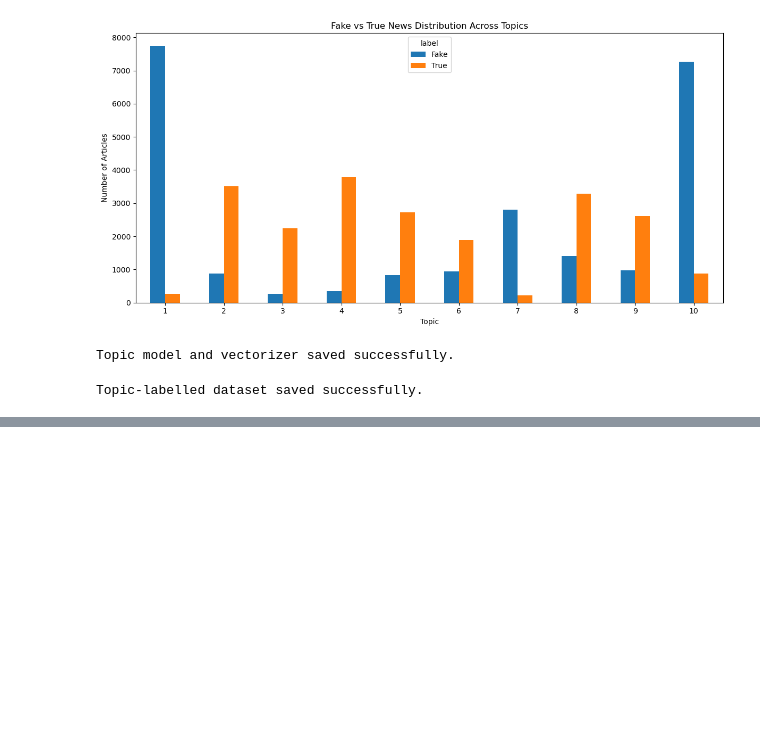
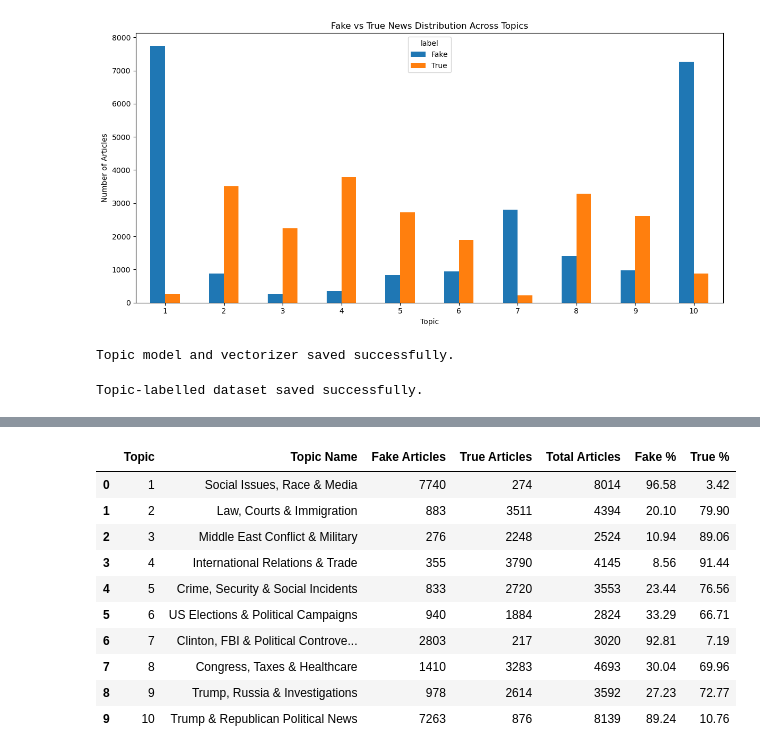
Before and after one commit to lagnajitashome/Explainable-AI-News-Intelligence-System, a Jupyter notebook: notebooks/03_Topic_Modeling.ipynb, the cells around one changed output, grey strips where cells are left out. Saved outputs shown, nothing was run; the diff lists cells and outputs as text; code cells hidden in the pictures; blank space fills up the shorter version.

```diff
--- a/notebooks/03_Topic_Modeling.ipynb
+++ b/notebooks/03_Topic_Modeling.ipynb
@@ -329,0 +369,51 @@ Topic-labelled dataset saved successfully.
+# %%
+# ==========================================
+# TOPIC SUMMARY
+# ==========================================
+
+topic_summary = pd.DataFrame({
+    "Topic": range(1, 11),
+    "Topic Name": [
+        "Social Issues, Race & Media",
+        "Law, Courts & Immigration",
+        "Middle East Conflict & Military",
+        "International Relations & Trade",
+        "Crime, Security & Social Incidents",
+        "US Elections & Political Campaigns",
+        "Clinton, FBI & Political Controversies",
+        "Congress, Taxes & Healthcare",
+        "Trump, Russia & Investigations",
+        "Trump & Republican Political News"
+    ],
+    "Fake Articles": topic_label_distribution["Fake"].values,
+    "True Articles": topic_label_distribution["True"].values
+})
+
+topic_summary["Total Articles"] = (
+    topic_summary["Fake Articles"] +
+    topic_summary["True Articles"]
+)
+
+topic_summary["Fake %"] = (
+    topic_summary["Fake Articles"] /
+    topic_summary["Total Articles"] * 100
+).round(2)
+
+topic_summary["True %"] = (
+    topic_summary["True Articles"] /
+    topic_summary["Total Articles"] * 100
+).round(2)
+
+topic_summary
+# %% [output]
+|  | Topic | Topic Name | Fake Articles | True Articles | Total Articles | Fake % | True % |
+| 0 | 1 | Social Issues, Race & Media | 7740 | 274 | 8014 | 96.58 | 3.42 |
+| 1 | 2 | Law, Courts & Immigration | 883 | 3511 | 4394 | 20.10 | 79.90 |
+| 2 | 3 | Middle East Conflict & Military | 276 | 2248 | 2524 | 10.94 | 89.06 |
+| 3 | 4 | International Relations & Trade | 355 | 3790 | 4145 | 8.56 | 91.44 |
+| 4 | 5 | Crime, Security & Social Incidents | 833 | 2720 | 3553 | 23.44 | 76.56 |
+| 5 | 6 | US Elections & Political Campaigns | 940 | 1884 | 2824 | 33.29 | 66.71 |
+| 6 | 7 | Clinton, FBI & Political Controve... | 2803 | 217 | 3020 | 92.81 | 7.19 |
+| 7 | 8 | Congress, Taxes & Healthcare | 1410 | 3283 | 4693 | 30.04 | 69.96 |
+| 8 | 9 | Trump, Russia & Investigations | 978 | 2614 | 3592 | 27.23 | 72.77 |
+| 9 | 10 | Trump & Republican Political News | 7263 | 876 | 8139 | 89.24 | 10.76 |
```
Also changed, not shown: parts of 1 cell of this notebook, 7 other files.
